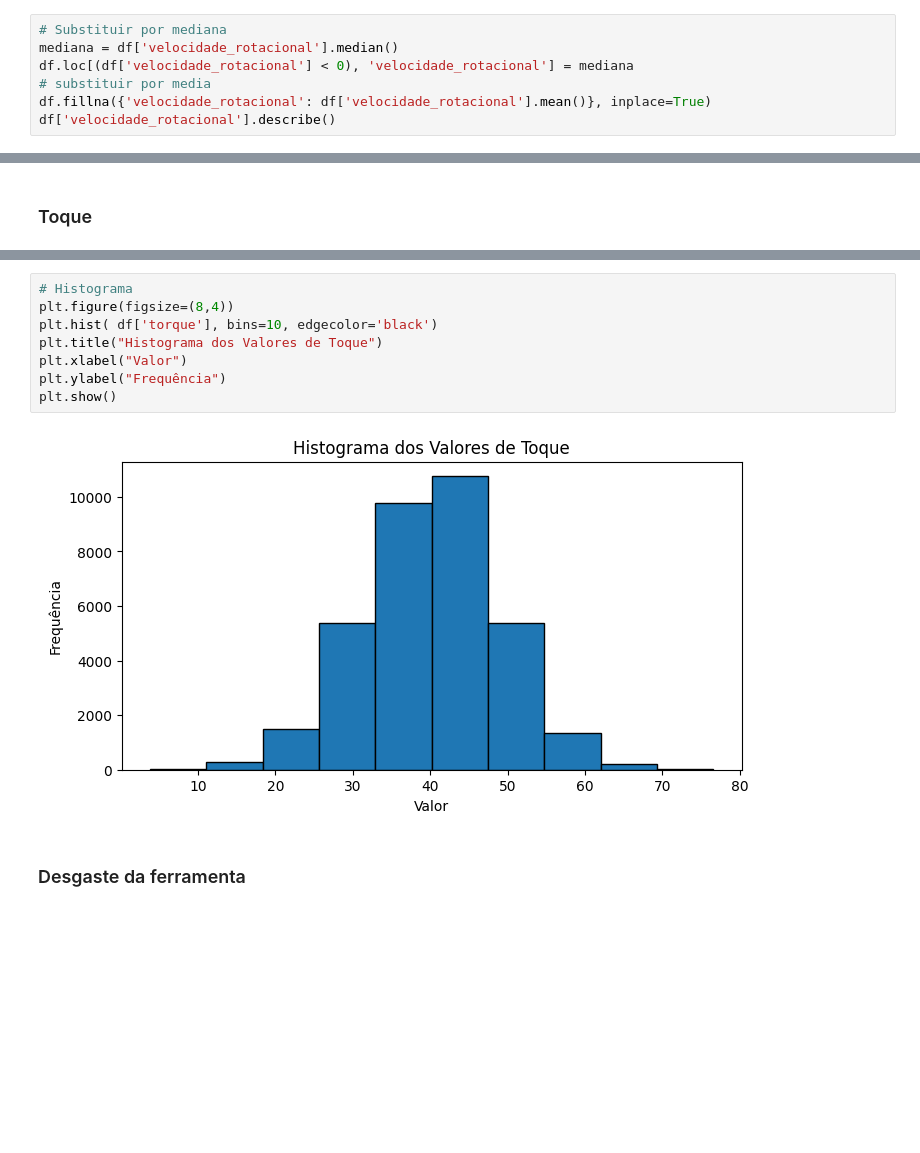
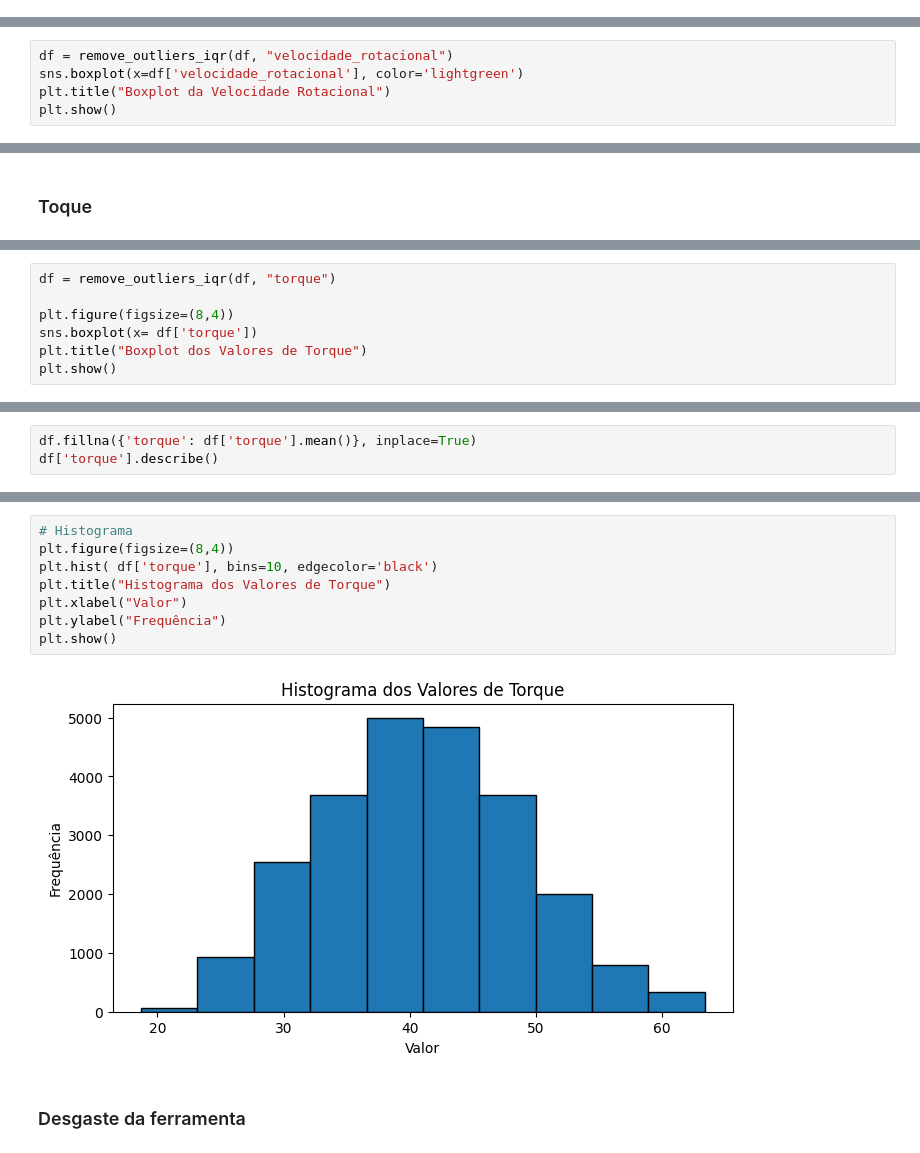
Before and after one commit to devryoshio/fiesc, a Jupyter notebook: Bootcamp Ciência de Dados e Inteligência Artificial.ipynb, the cells around one changed output, grey strips where cells are left out. Cells and saved outputs as stored; diff of their text form; blank space fills up the shorter version.

```diff
--- a/Bootcamp Ciência de Dados e Inteligência Artificial.ipynb
+++ b/Bootcamp Ciência de Dados e Inteligência Artificial.ipynb
@@ -514,7 +435,0 @@ O valor -161 está parecendo com valor default, será substituido pela mediana.
-# %%
-# Substituir por mediana
-mediana = df['velocidade_rotacional'].median()
-df.loc[(df['velocidade_rotacional'] < 0), 'velocidade_rotacional'] = mediana
-# substituir por media
-df.fillna({'velocidade_rotacional': df['velocidade_rotacional'].mean()}, inplace=True)
-df['velocidade_rotacional'].describe()
@@ -536,0 +442,5 @@ plt.show()
+# %%
+df = remove_outliers_iqr(df, "velocidade_rotacional")
+sns.boxplot(x=df['velocidade_rotacional'], color='lightgreen')
+plt.title("Boxplot da Velocidade Rotacional")
+plt.show()
@@ -567,0 +494,7 @@ plt.show()
+# %%
+df = remove_outliers_iqr(df, "torque")
+
+plt.figure(figsize=(8,4))
+sns.boxplot(x= df['torque'])
+plt.title("Boxplot dos Valores de Torque")
+plt.show()
@@ -567,0 +503,3 @@ plt.show()
+# %%
+df.fillna({'torque': df['torque'].mean()}, inplace=True)
+df['torque'].describe()
@@ -568,13 +516,13 @@ plt.show()
 # %%
 # Histograma
 plt.figure(figsize=(8,4))
 plt.hist( df['torque'], bins=10, edgecolor='black')
-plt.title("Histograma dos Valores de Toque")
+plt.title("Histograma dos Valores de Torque")
 plt.xlabel("Valor")
 plt.ylabel("Frequência")
 plt.show()
 # %% [output]
-[figure, old version]
+[figure, new version]
 # %% [markdown]
 ### Desgaste da ferramenta
 # %%
```
Also changed, not shown: parts of 111 cells of this notebook, 2 other files.
